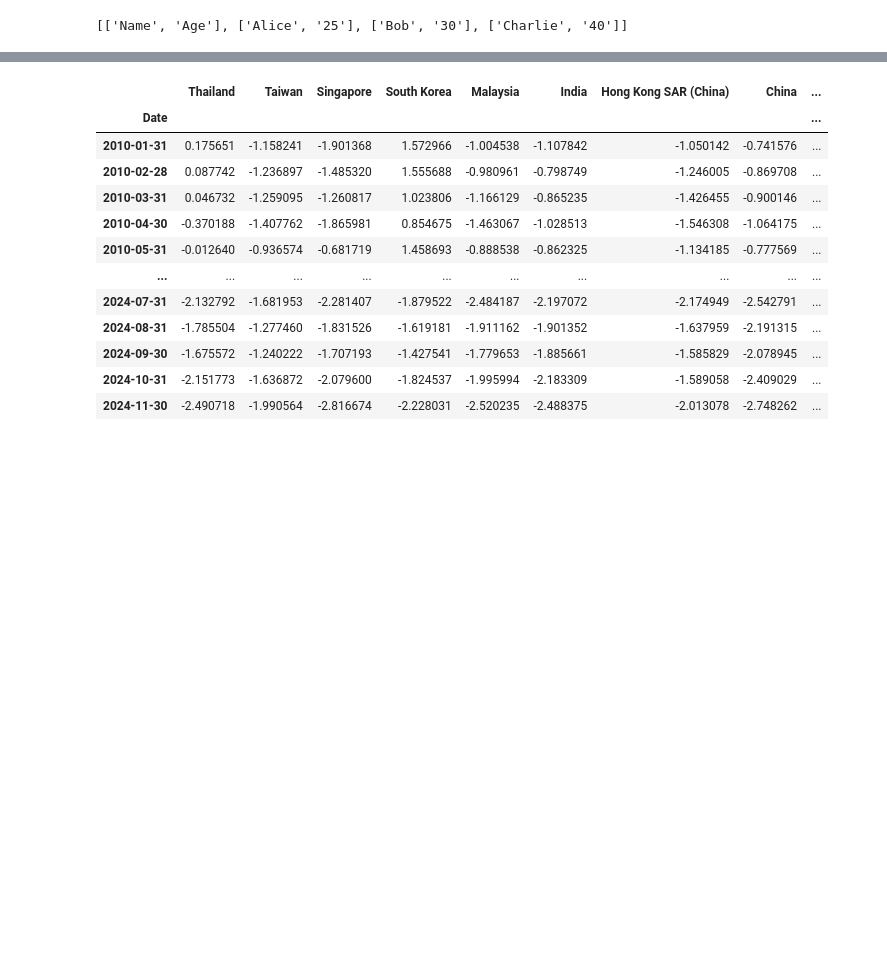
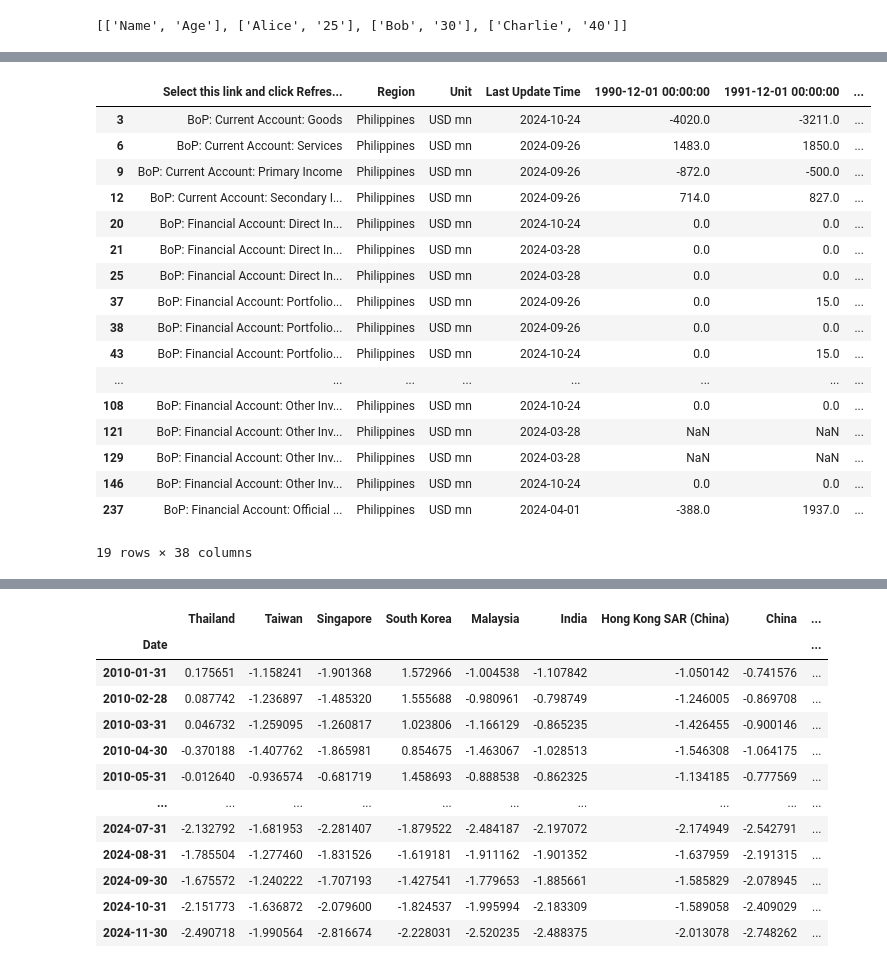
Before and after one commit to aizudeen11/cfm-nlp, a Jupyter notebook: main.ipynb, the cells around one changed output, grey strips where cells are left out. Saved outputs shown, nothing was run; the diff lists cells and outputs as text; code cells hidden in the pictures; blank space fills up the shorter version.

```diff
--- a/main.ipynb
+++ b/main.ipynb
@@ -179,0 +78,5 @@ dtype: object
+# %%
+import pandas as pd
+
+df = pd.read_excel(r"C:\Users\AhmadAizudeen\OneDrive - The SOUTH-EAST ASIAN CENTRAL BANKS (SEACEN) RESEARCH AND TRAINING\Roger and Aizudeen\Country BoP and IIP Data\Phillipines\PH IMF BOP Annual.xlsx")
+df[df.columns[0]]
@@ -179,0 +96,3 @@ dtype: object
+# %%
+df2 = pd.read_excel(r"C:\Users\AhmadAizudeen\OneDrive - The SOUTH-EAST ASIAN CENTRAL BANKS (SEACEN) RESEARCH AND TRAINING\Desktop\Automation.xlsx", sheet_name='BoP edit')
+df2
@@ -179,0 +117,21 @@ dtype: object
+# %%
+df[df[df.columns[0]].isin(df2['desc'])]
+# %% [output]
+|  | Select this link and click Refres... | Region | Unit | Last Update Time | 1990-12-01 00:00:00 | 1991-12-01 00:00:00 | ... |
+| 3 | BoP: Current Account: Goods | Philippines | USD mn | 2024-10-24 | -4020.0 | -3211.0 | ... |
+| 6 | BoP: Current Account: Services | Philippines | USD mn | 2024-09-26 | 1483.0 | 1850.0 | ... |
+| 9 | BoP: Current Account: Primary Income | Philippines | USD mn | 2024-09-26 | -872.0 | -500.0 | ... |
+| 12 | BoP: Current Account: Secondary I... | Philippines | USD mn | 2024-09-26 | 714.0 | 827.0 | ... |
+| 20 | BoP: Financial Account: Direct In... | Philippines | USD mn | 2024-10-24 | 0.0 | 0.0 | ... |
+| 21 | BoP: Financial Account: Direct In... | Philippines | USD mn | 2024-03-28 | 0.0 | 0.0 | ... |
+| 25 | BoP: Financial Account: Direct In... | Philippines | USD mn | 2024-03-28 | 0.0 | 0.0 | ... |
+| 37 | BoP: Financial Account: Portfolio... | Philippines | USD mn | 2024-09-26 | 0.0 | 15.0 | ... |
+| 38 | BoP: Financial Account: Portfolio... | Philippines | USD mn | 2024-09-26 | 0.0 | 0.0 | ... |
+| 43 | BoP: Financial Account: Portfolio... | Philippines | USD mn | 2024-10-24 | 0.0 | 15.0 | ... |
+| ... | ... | ... | ... | ... | ... | ... | ... |
+| 108 | BoP: Financial Account: Other Inv... | Philippines | USD mn | 2024-10-24 | 0.0 | 0.0 | ... |
+| 121 | BoP: Financial Account: Other Inv... | Philippines | USD mn | 2024-03-28 | NaN | NaN | ... |
+| 129 | BoP: Financial Account: Other Inv... | Philippines | USD mn | 2024-03-28 | NaN | NaN | ... |
+| 146 | BoP: Financial Account: Other Inv... | Philippines | USD mn | 2024-10-24 | 0.0 | 0.0 | ... |
+| 237 | BoP: Financial Account: Official ... | Philippines | USD mn | 2024-04-01 | -388.0 | 1937.0 | ... |
+19 rows × 38 columns
```
Also changed, not shown: parts of 11 cells of this notebook, 4 other files.
